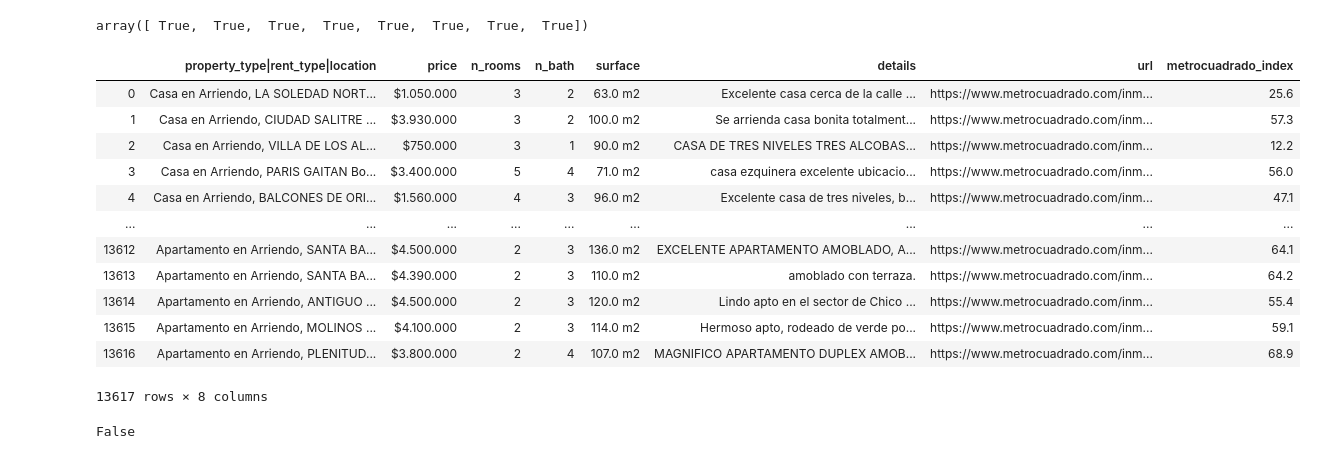
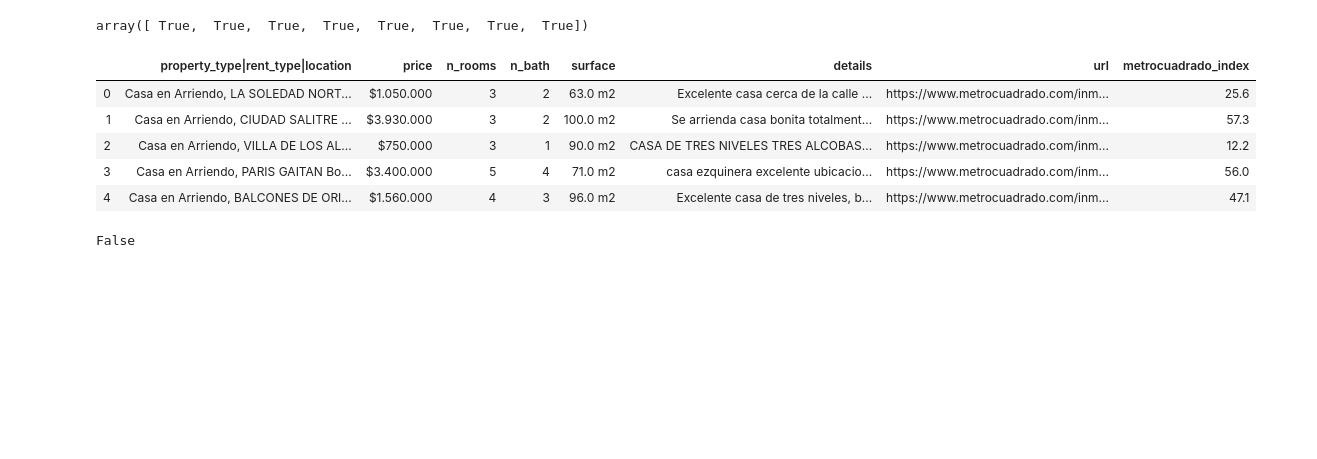
Before and after one commit to kurtwalsen/MA6202-Tarea-1, a Jupyter notebook: tarea1.ipynb, the cells around one changed output. Saved outputs shown, nothing was run; the diff lists cells and outputs as text; code cells hidden in the pictures; blank space fills up the shorter version.

```diff
--- a/tarea1.ipynb
+++ b/tarea1.ipynb
@@ -35,23 +35,16 @@ array([ True,  True,  True,  True,  True,  True,  True,  True])
 # %%
 '''Realizamos una concatenación con y sin duplicados para verificar la
 existencia de éstos.
 '''
 df_con=pd.concat([w13_all,w13_fur],ignore_index=True)
-df_con
+df_con.head()
 # %% [output]
 |  | property_type|rent_type|location | price | n_rooms | n_bath | surface | details | url | metrocuadrado_index |
 | 0 | Casa en Arriendo, LA SOLEDAD NORT... | $1.050.000 | 3 | 2 | 63.0 m2 | Excelente casa cerca de la calle ... | https://www.metrocuadrado.com/inm... | 25.6 |
 | 1 | Casa en Arriendo, CIUDAD SALITRE ... | $3.930.000 | 3 | 2 | 100.0 m2 | Se arrienda casa bonita totalment... | https://www.metrocuadrado.com/inm... | 57.3 |
 | 2 | Casa en Arriendo, VILLA DE LOS AL... | $750.000 | 3 | 1 | 90.0 m2 | CASA DE TRES NIVELES TRES ALCOBAS... | https://www.metrocuadrado.com/inm... | 12.2 |
 | 3 | Casa en Arriendo, PARIS GAITAN Bo... | $3.400.000 | 5 | 4 | 71.0 m2 | casa ezquinera excelente ubicacio... | https://www.metrocuadrado.com/inm... | 56.0 |
 | 4 | Casa en Arriendo, BALCONES DE ORI... | $1.560.000 | 4 | 3 | 96.0 m2 | Excelente casa de tres niveles, b... | https://www.metrocuadrado.com/inm... | 47.1 |
-| ... | ... | ... | ... | ... | ... | ... | ... | ... |
-| 13612 | Apartamento en Arriendo, SANTA BA... | $4.500.000 | 2 | 3 | 136.0 m2 | EXCELENTE APARTAMENTO AMOBLADO, A... | https://www.metrocuadrado.com/inm... | 64.1 |
-| 13613 | Apartamento en Arriendo, SANTA BA... | $4.390.000 | 2 | 3 | 110.0 m2 | amoblado con terraza. | https://www.metrocuadrado.com/inm... | 64.2 |
-| 13614 | Apartamento en Arriendo, ANTIGUO ... | $4.500.000 | 2 | 3 | 120.0 m2 | Lindo apto en el sector de Chico ... | https://www.metrocuadrado.com/inm... | 55.4 |
-| 13615 | Apartamento en Arriendo, MOLINOS ... | $4.100.000 | 2 | 3 | 114.0 m2 | Hermoso apto, rodeado de verde po... | https://www.metrocuadrado.com/inm... | 59.1 |
-| 13616 | Apartamento en Arriendo, PLENITUD... | $3.800.000 | 2 | 4 | 107.0 m2 | MAGNIFICO APARTAMENTO DUPLEX AMOB... | https://www.metrocuadrado.com/inm... | 68.9 |
-13617 rows × 8 columns
 # %%
 # Verificamos si existen duplicados
 df_con.shape[0]==df_con.drop_duplicates().shape[0] # False, luego existen.
```
Also changed, not shown: parts of 6 cells of this notebook.
